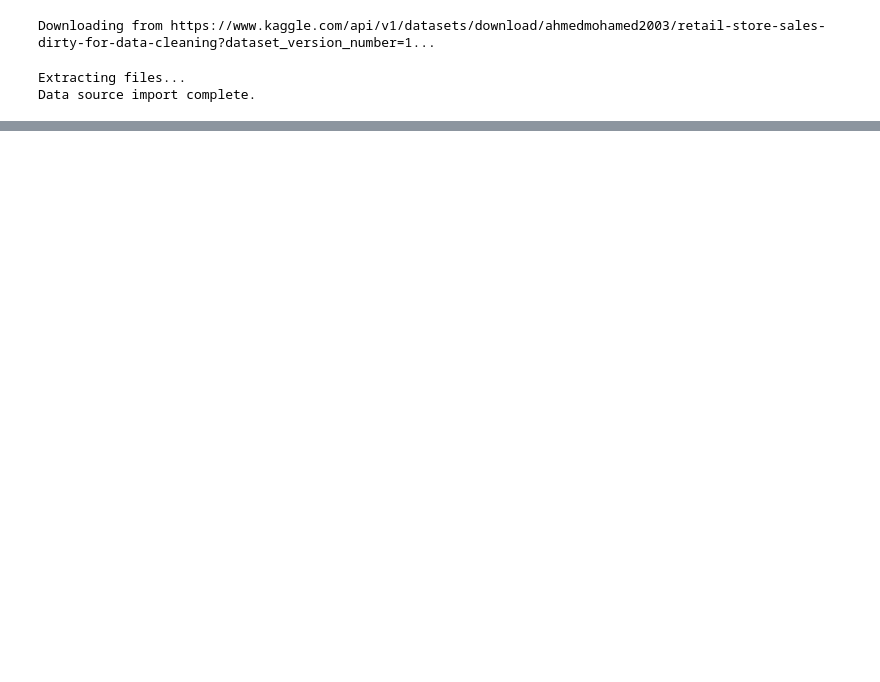
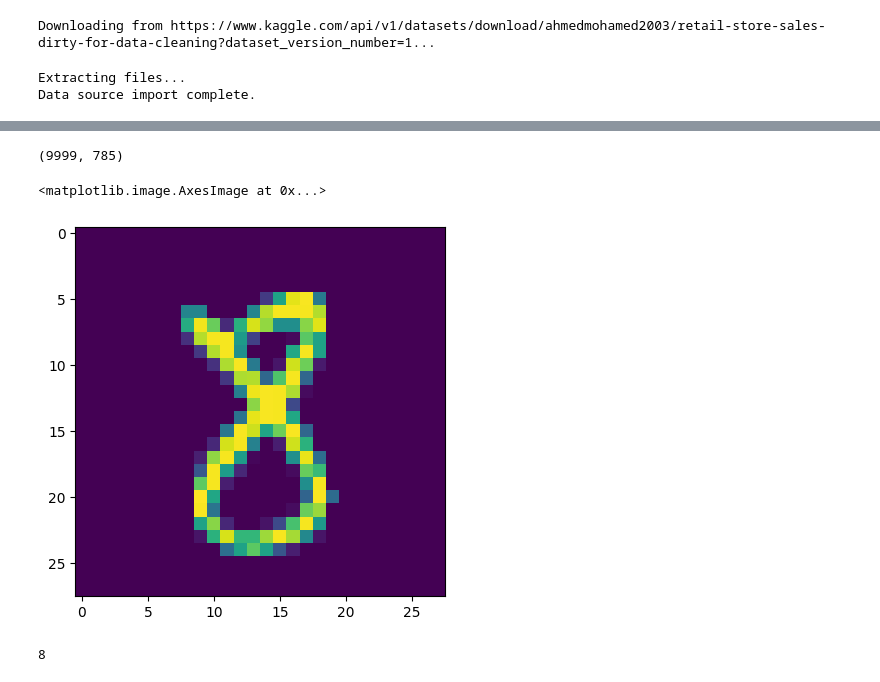
Before and after one commit to deepraj16/kaggle-work, a Jupyter notebook: Copy_of_notebookde77ed5b2e.ipynb, the cells around one changed output, grey strips where cells are left out. Drawn from its saved outputs; the diff is of its cells as text; code cells hidden in the pictures; blank space fills up the shorter version.

```diff
--- a/Copy_of_notebookde77ed5b2e.ipynb
+++ b/Copy_of_notebookde77ed5b2e.ipynb
@@ -36,0 +35,3 @@ for dirname, _, filenames in os.walk('/kaggle/input'):
+# %%
+import pandas as pd
+df=pd.read_csv("/content/sample_data/mnist_test.csv")
@@ -36,0 +47,14 @@ for dirname, _, filenames in os.walk('/kaggle/input'):
+# %%
+df.shape
+# %% [output]
+(9999, 785)
+# %%
+import matplotlib.pyplot as plt
+plt.imshow(df.iloc[400,1:].values.reshape(28,28))
+# %% [output]
+<matplotlib.image.AxesImage at 0x...>
+[figure, added]
+# %%
+df.iloc[400,0]
+# %% [output]
+8
```
Also changed, not shown: parts of 9 cells of this notebook.
